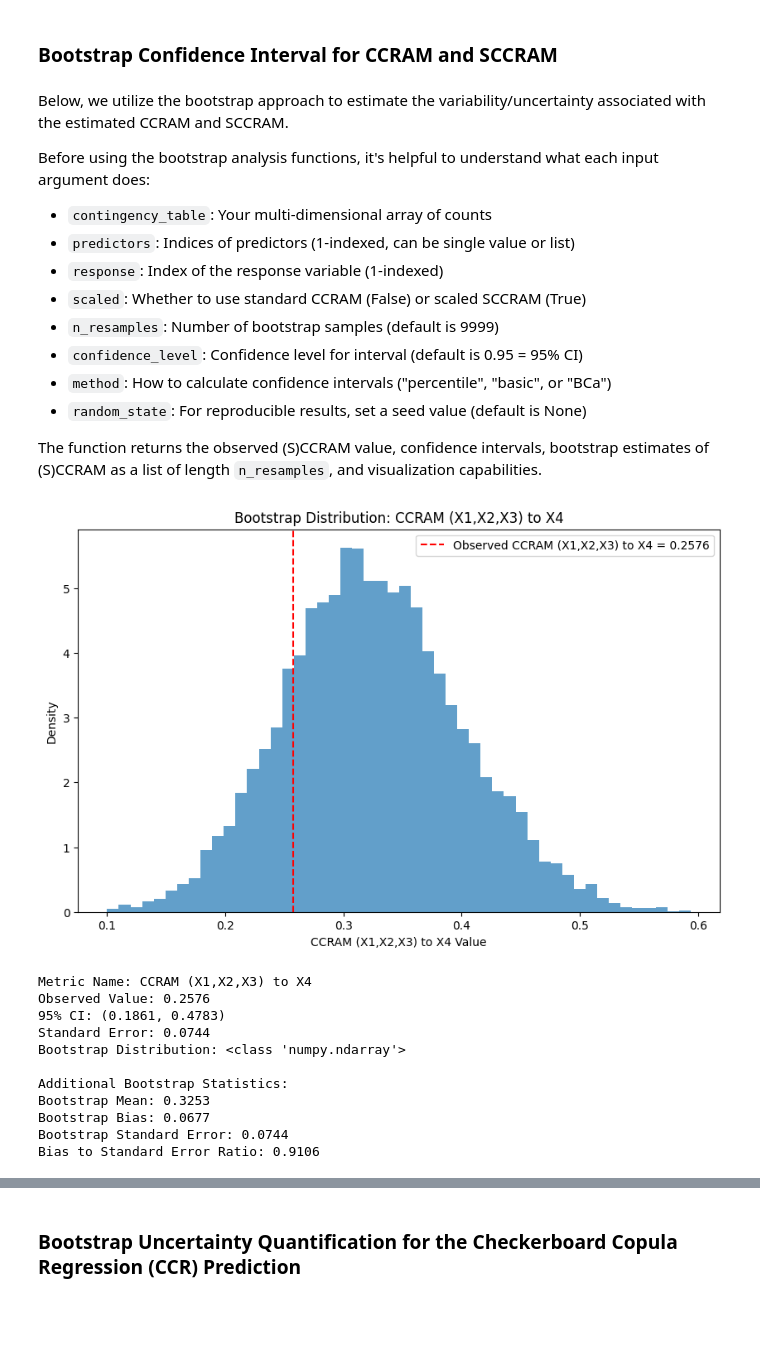
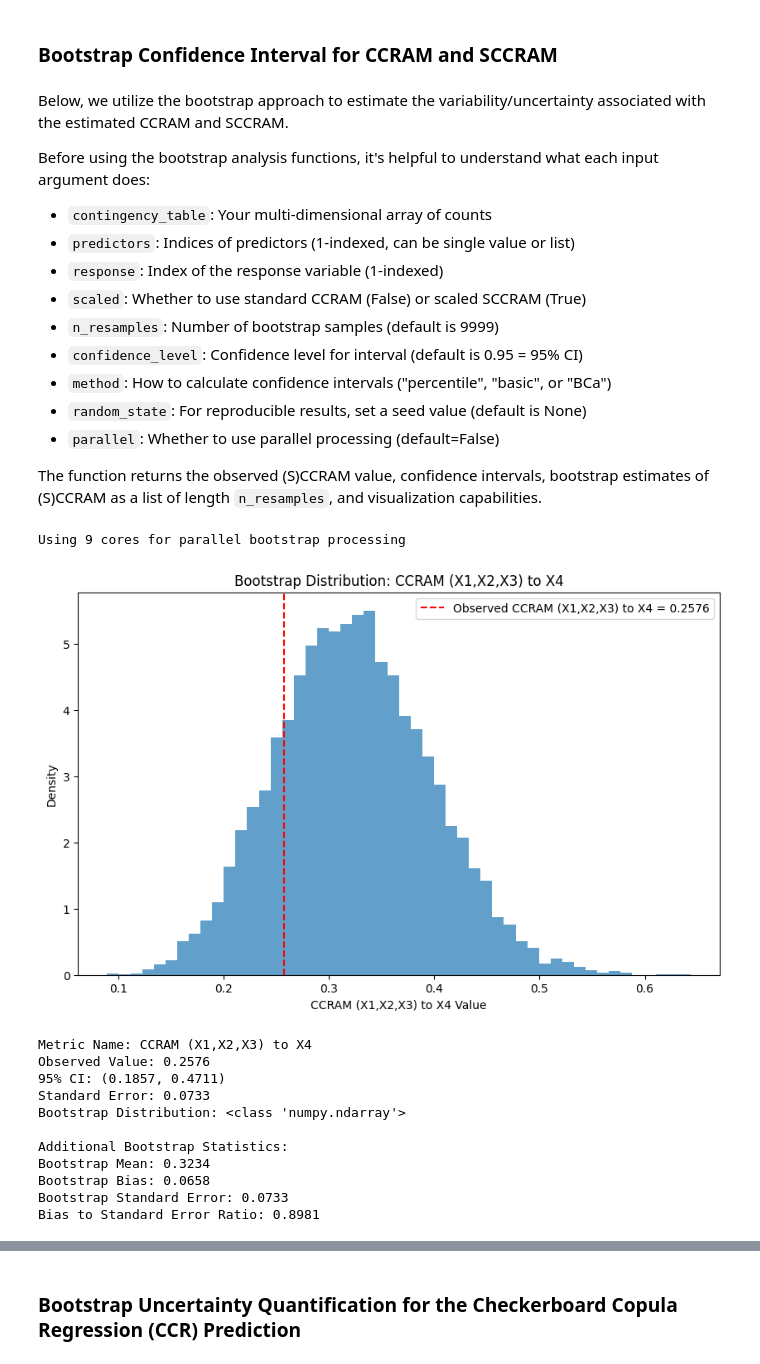
Before and after one commit to DhyeyMavani2003/ccrvam, a Jupyter notebook: examples/jupyter/02_StatSim_Generic_Bootstrapping_and_Permutation_Tests_Usage_Demonstration.ipynb, the cells around one changed output, grey strips where cells are left out. Cells and saved outputs as stored; diff of their text form; code cells hidden in the pictures; blank space fills up the shorter version.

```diff
--- a/examples/jupyter/02_StatSim_Generic_Bootstrapping_and_Permutation_Tests_Usage_Demonstration.ipynb
+++ b/examples/jupyter/02_StatSim_Generic_Bootstrapping_and_Permutation_Tests_Usage_Demonstration.ipynb
@@ -446,20 +446,23 @@ Before using the bootstrap analysis functions, it's helpful to understand what e
 - `confidence_level`: Confidence level for interval (default is 0.95 = 95% CI)
 - `method`: How to calculate confidence intervals ("percentile", "basic", or "BCa")
 - `random_state`: For reproducible results, set a seed value (default is None)
+- `parallel`: Whether to use parallel processing (default=False)
 
 The function returns the observed (S)CCRAM value, confidence intervals, bootstrap estimates of (S)CCRAM as a list of length `n_resamples`, and visualization capabilities.
 # %%
 rda_ccram_result = bootstrap_ccram(
     rda_contingency_table,
     predictors=[1, 2, 3],
     response=4,
     confidence_level=0.95,
     scaled=False,
     method="percentile",
-    n_resamples=9999
+    n_resamples=9999,
+    parallel=True
 )
 # %% [output]
+Using 9 cores for parallel bootstrap processing
-[figure, old version]
+[figure, new version]
 # %%
 print(f"Metric Name: {rda_ccram_result.metric_name}")
 print(f"Observed Value: {rda_ccram_result.observed_value:.4f}")
@@ -488,15 +491,15 @@ print(f"Bias to Standard Error Ratio: {bias_to_se_ratio:.4f}")
 # %% [output]
 Metric Name: CCRAM (X1,X2,X3) to X4
 Observed Value: 0.2576
-95% CI: (0.1861, 0.4783)
-Standard Error: 0.0744
+95% CI: (0.1857, 0.4711)
+Standard Error: 0.0733
 Bootstrap Distribution: <class 'numpy.ndarray'>
 
 Additional Bootstrap Statistics:
-Bootstrap Mean: 0.3253
-Bootstrap Bias: 0.0677
-Bootstrap Standard Error: 0.0744
-Bias to Standard Error Ratio: 0.9106
+Bootstrap Mean: 0.3234
+Bootstrap Bias: 0.0658
+Bootstrap Standard Error: 0.0733
+Bias to Standard Error Ratio: 0.8981
 # %%
 rda_ccram_result.histogram_fig
 # %% [output]
```
Also changed, not shown: parts of 21 cells of this notebook, 3 other files.
